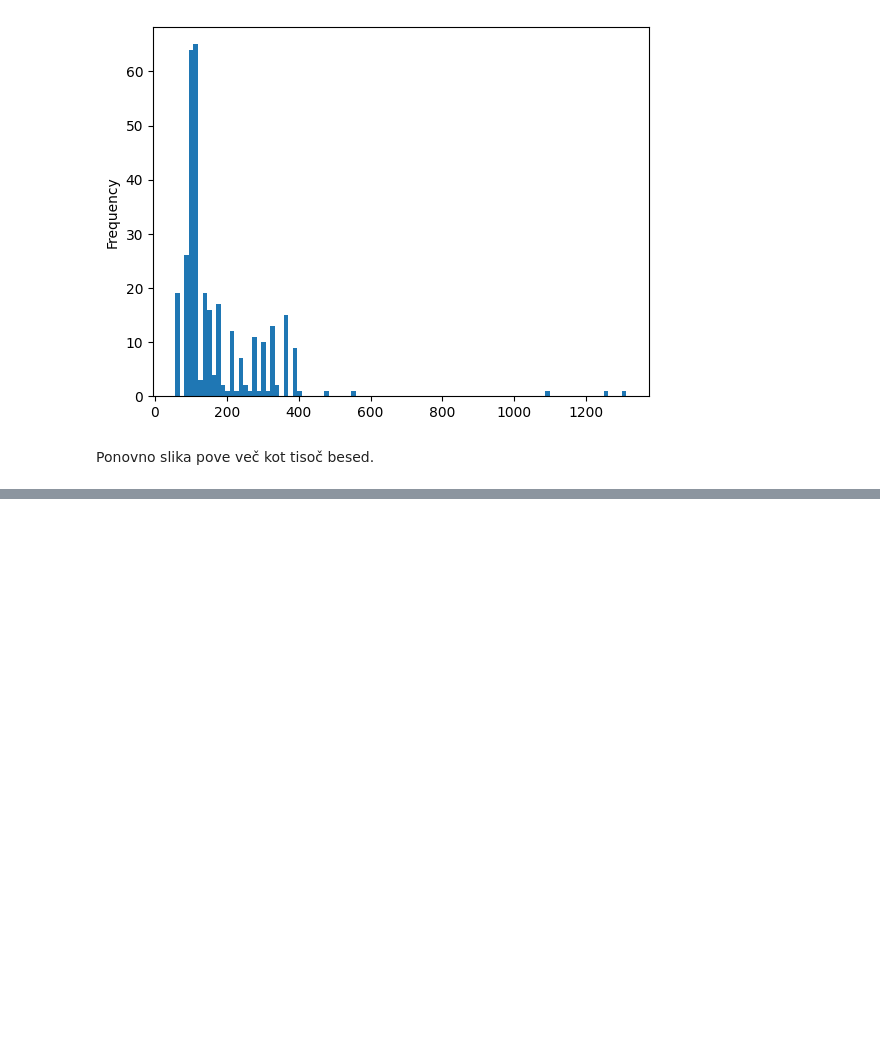
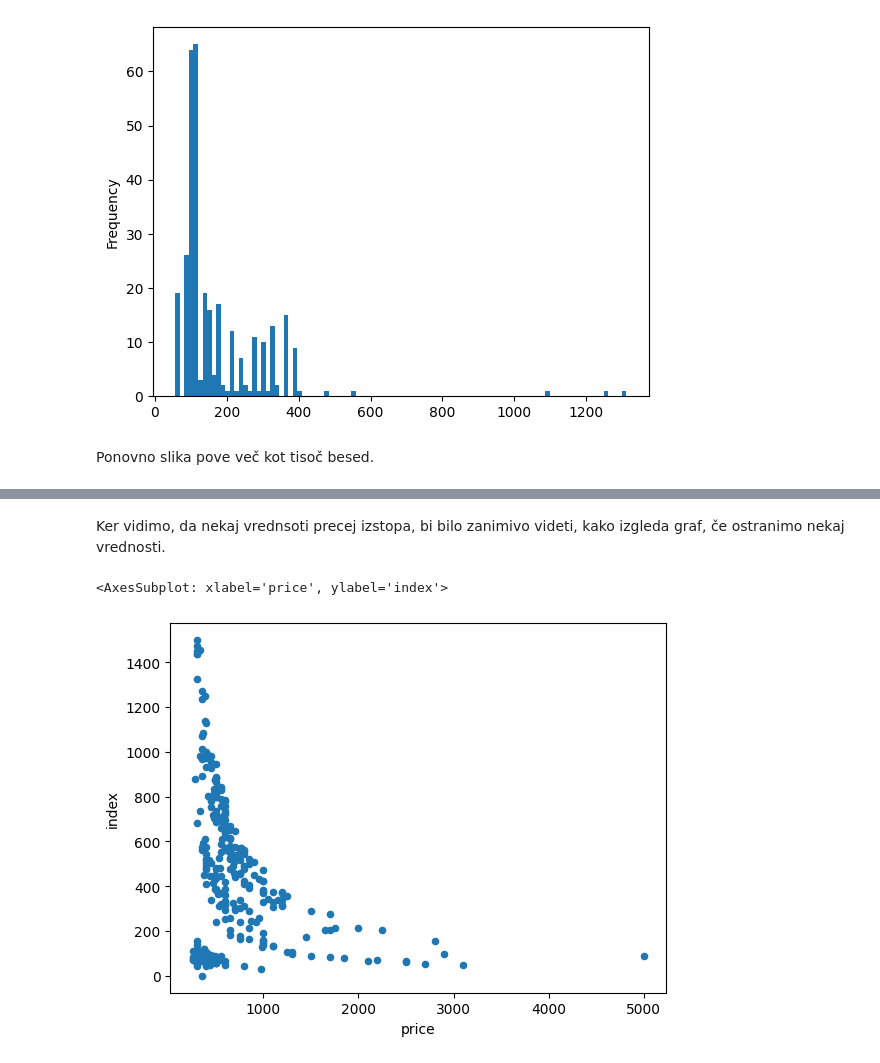
Before and after one commit to MartinZust123/Projektna-naloga---analiza-podatkov, a Jupyter notebook: analiza_podatkov.ipynb, the cells around one changed output, grey strips where cells are left out. Drawn from its saved outputs; the diff is of its cells as text; code cells hidden in the pictures; blank space fills up the shorter version.

```diff
--- a/analiza_podatkov.ipynb
+++ b/analiza_podatkov.ipynb
@@ -436,0 +444,7 @@ Ponovno slika pove več kot tisoč besed.
+# %% [markdown]
+Ker vidimo, da nekaj vrednsoti precej izstopa, bi bilo zanimivo videti, kako izgleda graf, če ostranimo nekaj vrednosti.
+# %%
+st[30:].plot.scatter(x = 'price', y = 'index')
+# %% [output]
+<AxesSubplot: xlabel='price', ylabel='index'>
+[figure, added]
```
Also changed, not shown: parts of 13 cells of this notebook.
